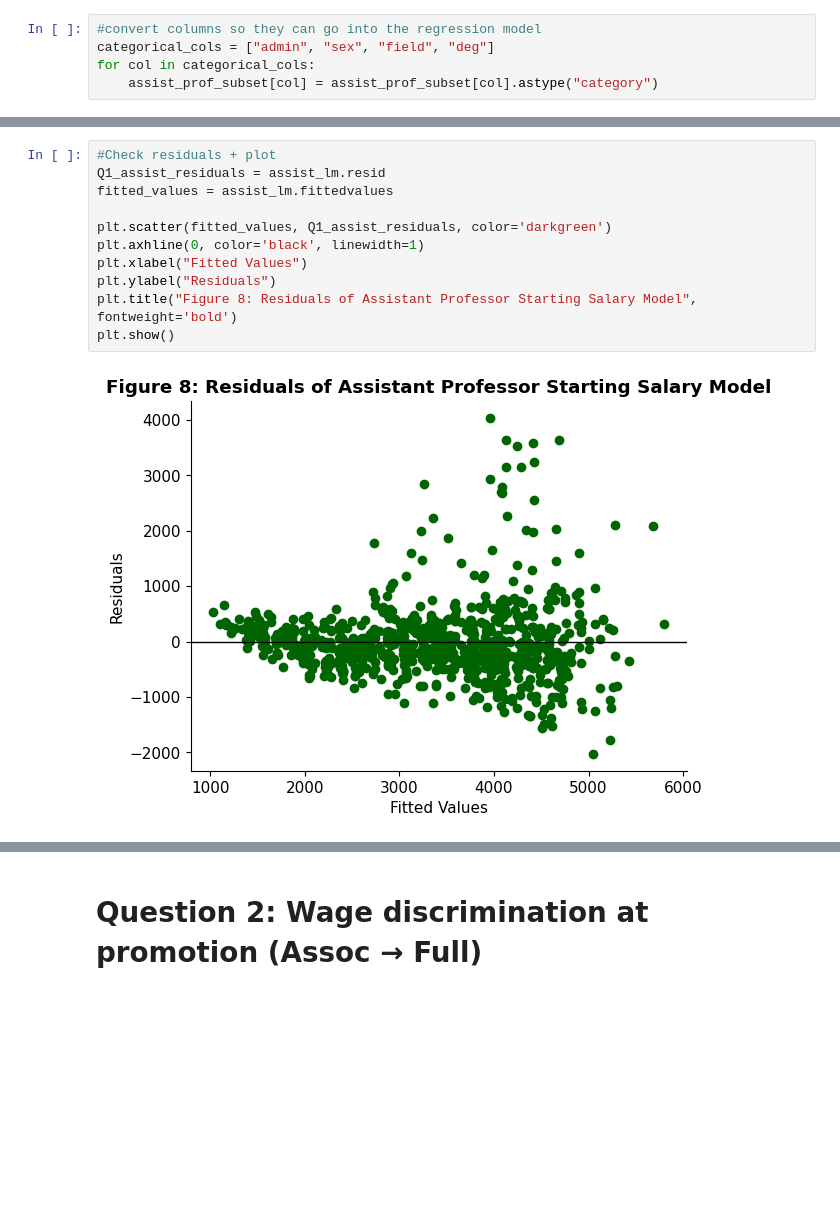
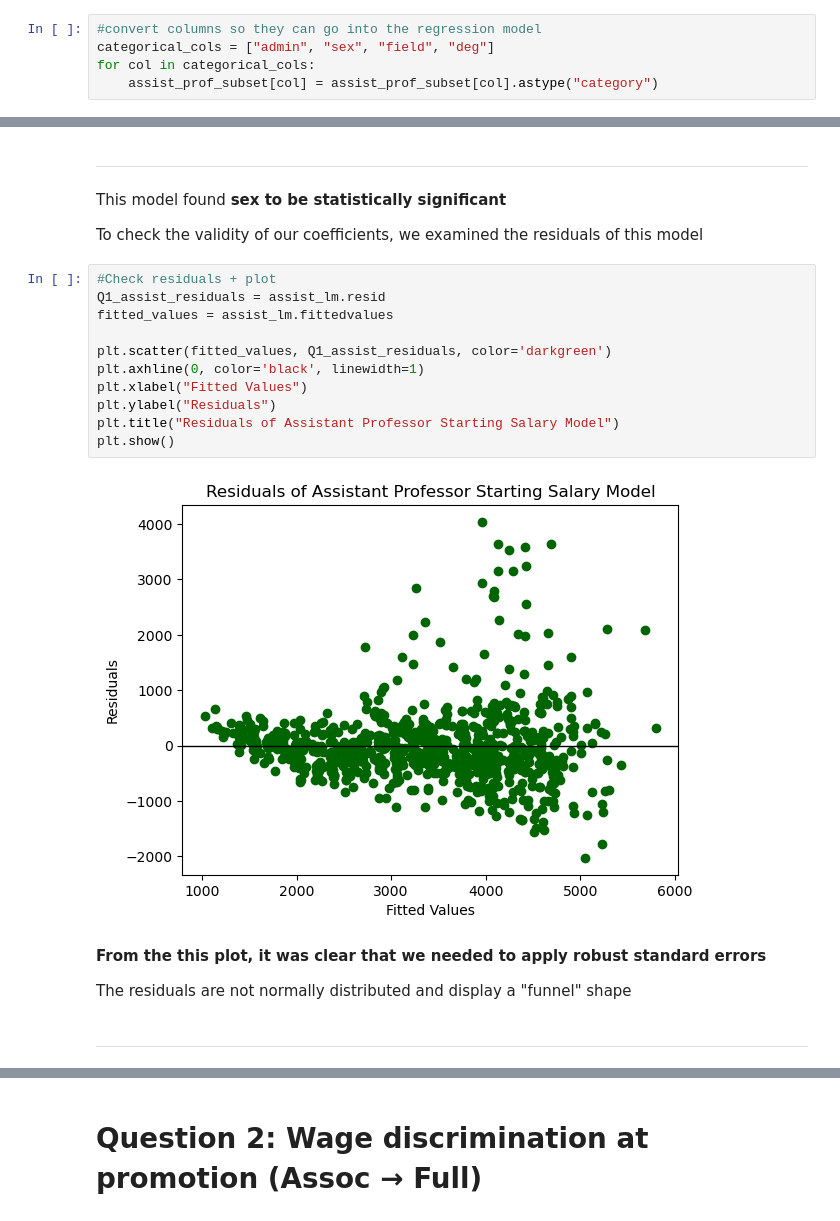
Before and after one commit to Jaiycex/Data557_Project_StoryTeam, a Jupyter notebook: Istanbul_IDS.ipynb, the cells around one changed output, grey strips where cells are left out. Drawn from its saved outputs; the diff is of its cells as text; blank space fills up the shorter version.

```diff
--- a/Istanbul_IDS.ipynb
+++ b/Istanbul_IDS.ipynb
@@ -752,19 +846,31 @@ Table 4b: Assistant Professor Model Fit Diagnostics
 | F-Statistic P-Value | 5.9575e-194 |
 | Observations (Assistant Profs) | 802 |
 | Log-Likelihood | -6,382.30 |
+# %% [markdown]
+---
+# %% [markdown]
+This model found **sex to be statistically significant**
+
+To check the validity of our coefficients, we examined the residuals of this model
 # %%
 #Check residuals + plot
 Q1_assist_residuals = assist_lm.resid
 fitted_values = assist_lm.fittedvalues
 
 plt.scatter(fitted_values, Q1_assist_residuals, color='darkgreen')
 plt.axhline(0, color='black', linewidth=1)
 plt.xlabel("Fitted Values")
 plt.ylabel("Residuals")
-plt.title("Figure 8: Residuals of Assistant Professor Starting Salary Model", fontweight='bold')
+plt.title("Residuals of Assistant Professor Starting Salary Model")
 plt.show()
 # %% [output]
-[figure, old version]
+[figure, new version]
+# %% [markdown]
+**From the this plot, it was clear that we needed to apply robust standard errors**
+
+The residuals are not normally distributed and display a "funnel" shape
+# %% [markdown]
+---
 # %%
 #Apply robust standard errors
 robust_se = assist_lm.get_robustcov_results(cov_type='HC3')
```
Also changed, not shown: parts of 18 cells of this notebook.
